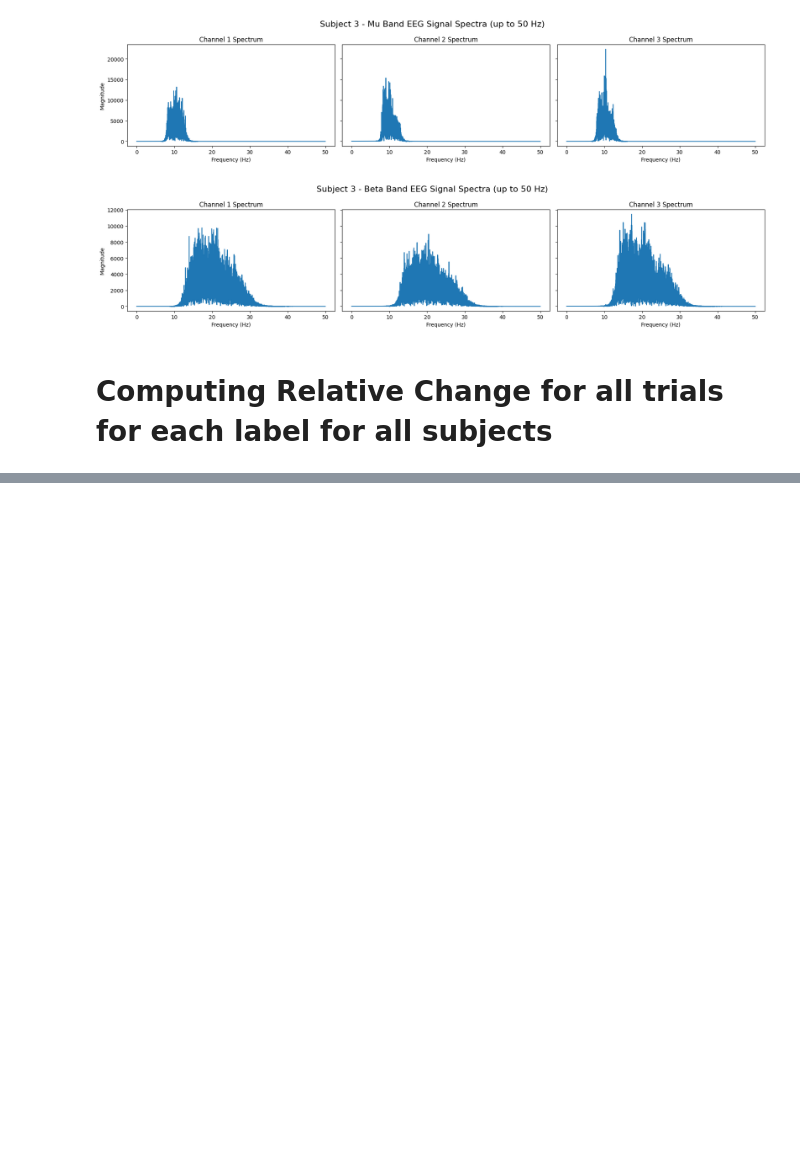
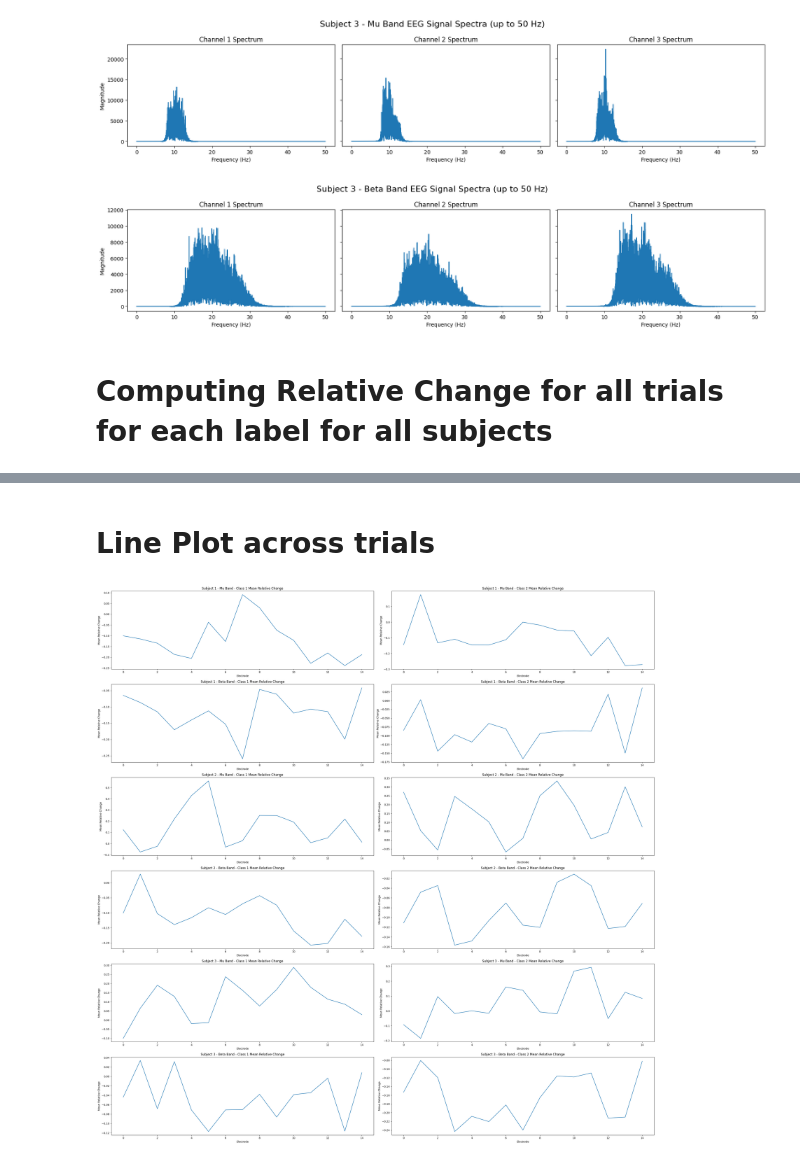
Before and after one commit to ahmed-alllam/Motor-Imagery-Classifier, a Jupyter notebook: src/process_EEG_data.ipynb, the cells around one changed output, grey strips where cells are left out. Drawn from its saved outputs; the diff is of its cells as text; code cells hidden in the pictures; blank space fills up the shorter version.

```diff
--- a/src/process_EEG_data.ipynb
+++ b/src/process_EEG_data.ipynb
@@ -194,0 +216,20 @@ for subject in range(num_subjects):
+# %% [markdown]
+# Line Plot across trials
+# %%
+"""
+Relative change in power for each electrode, aggregated across all trials for each subject for each band.
+"""
+fig, axes = plt.subplots(nrows=2*num_subjects, ncols=2, figsize=(30, 30), tight_layout=True)
+
+# for each band and trial class, plot the line plot
+for subject in range(num_subjects):
+    for i, band in enumerate(['mu', 'beta']):
+        for j, trial_class in enumerate([1,2]):
+            relative_change = subjects_relative_change[f"{band}_band_class{trial_class}"][subject]
+            mean_relative_change = np.mean(relative_change, axis=0)
+            axes[2*subject + i, j].plot(mean_relative_change)
+            axes[2*subject + i, j].set_title(f"Subject {subject+1} - {band.capitalize()} Band - Class {trial_class} Mean Relative Change")
+            axes[2*subject + i, j].set_xlabel('Electrode')
+            axes[2*subject + i, j].set_ylabel('Mean Relative Change')
+# %% [output]
+[figure, added]
```
Also changed, not shown: parts of 4 cells of this notebook, 1 other file.
